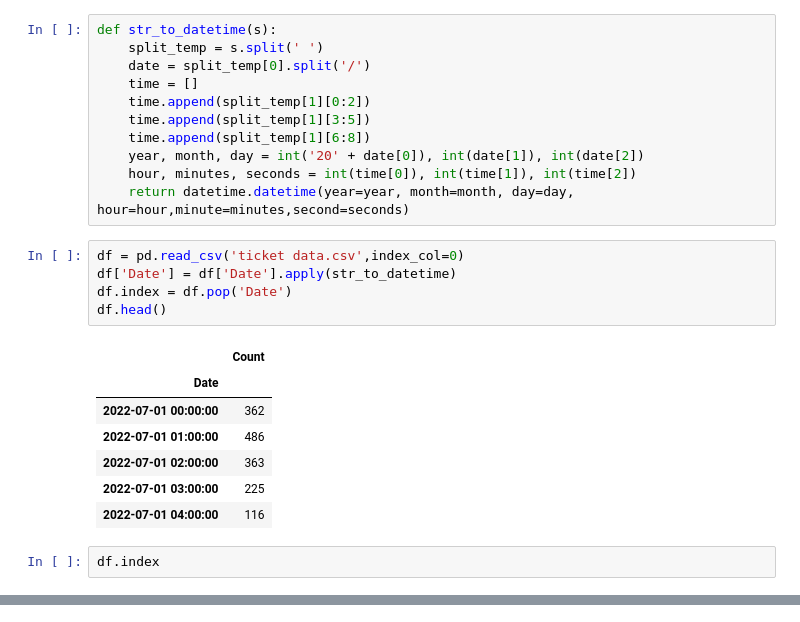
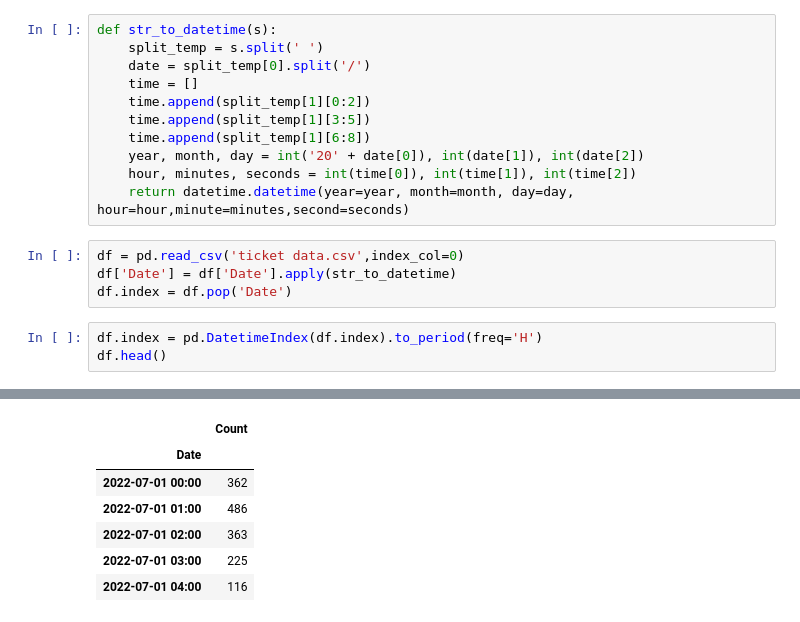
Before and after one commit to Archit2000/Traffic-Ticket-Prediction-using-Machine-Learning, a Jupyter notebook: ARIMA model.ipynb, the cells around one changed output, grey strips where cells are left out. Drawn from its saved outputs; the diff is of its cells as text.

```diff
--- a/ARIMA model.ipynb
+++ b/ARIMA model.ipynb
@@ -24,15 +25,7 @@ def str_to_datetime(s):
 df = pd.read_csv('ticket data.csv',index_col=0)
 df['Date'] = df['Date'].apply(str_to_datetime)
 df.index = df.pop('Date')
-df.head()
-# %% [output]
-|  | Count |
-| Date |  |
-| 2022-07-01 00:00:00 | 362 |
-| 2022-07-01 01:00:00 | 486 |
-| 2022-07-01 02:00:00 | 363 |
-| 2022-07-01 03:00:00 | 225 |
-| 2022-07-01 04:00:00 | 116 |
 # %%
-df.index
+df.index = pd.DatetimeIndex(df.index).to_period(freq='H')
+df.head()
 # %% [output]
@@ -50,0 +32,7 @@ DatetimeIndex(['2022-07-01 00:00:00', '2022-07-01 01:00:00',
+|  | Count |
+| Date |  |
+| 2022-07-01 00:00 | 362 |
+| 2022-07-01 01:00 | 486 |
+| 2022-07-01 02:00 | 363 |
+| 2022-07-01 03:00 | 225 |
+| 2022-07-01 04:00 | 116 |
```
Also changed, not shown: parts of 11 cells of this notebook.
